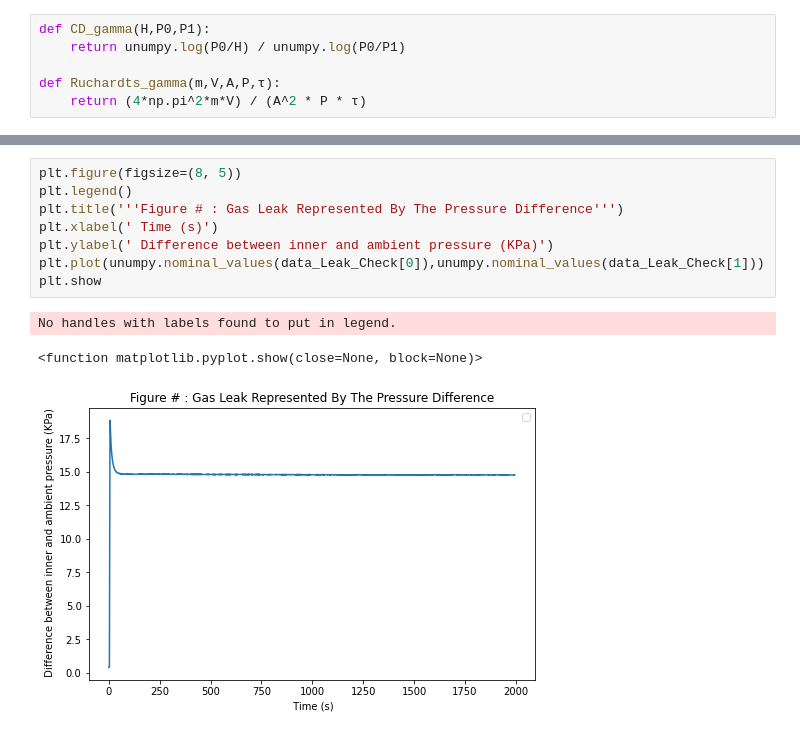
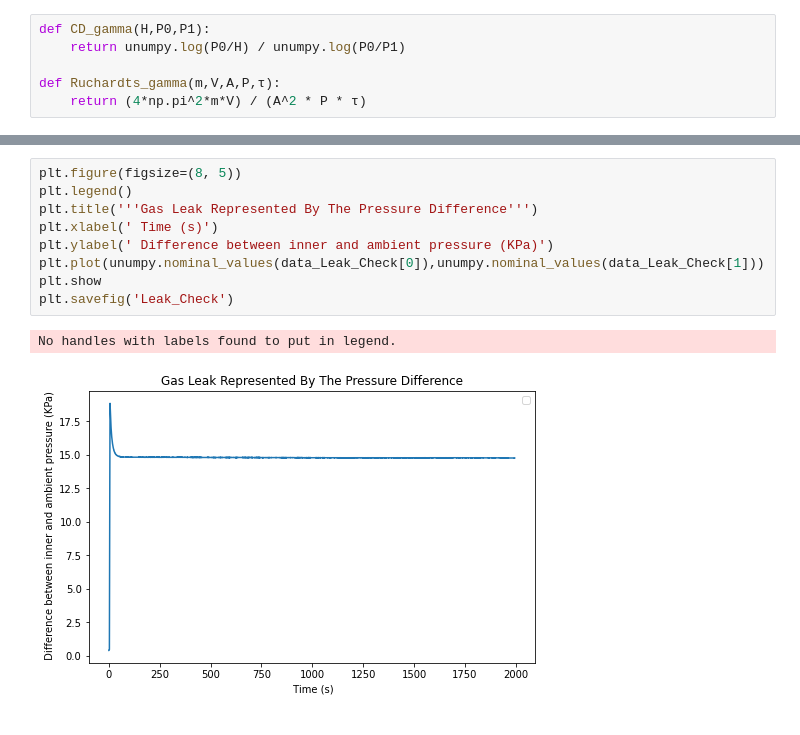
Before and after one commit to 3FI/PHYS-258, a Jupyter notebook: Lab1/Lab1_Notebook.ipynb, the cells around one changed output, grey strips where cells are left out. Saved outputs shown, nothing was run; the diff lists cells and outputs as text.

```diff
--- a/Lab1/Lab1_Notebook.ipynb
+++ b/Lab1/Lab1_Notebook.ipynb
@@ -140,12 +142,12 @@ Doubtful maximum Chi-Square for a good fit
 # %%
 plt.figure(figsize=(8, 5))
 plt.legend()
-plt.title('''Figure # : Gas Leak Represented By The Pressure Difference''')
+plt.title('''Gas Leak Represented By The Pressure Difference''')
 plt.xlabel(' Time (s)')
 plt.ylabel(' Difference between inner and ambient pressure (KPa)')
 plt.plot(unumpy.nominal_values(data_Leak_Check[0]),unumpy.nominal_values(data_Leak_Check[1]))
 plt.show
+plt.savefig('Leak_Check')
 # %% [output]
 No handles with labels found to put in legend.
-<function matplotlib.pyplot.show(close=None, block=None)>
-[figure, old version]
+[figure, new version]
```
Also changed, not shown: parts of 1 cell of this notebook, 14 other files.
